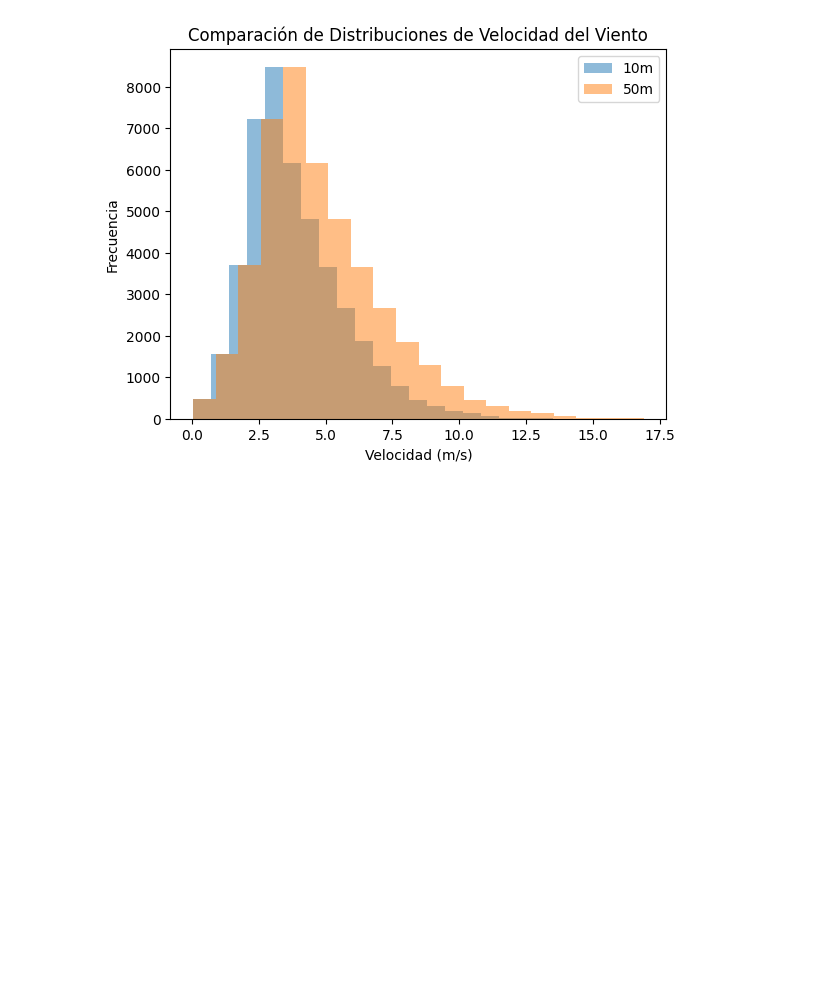
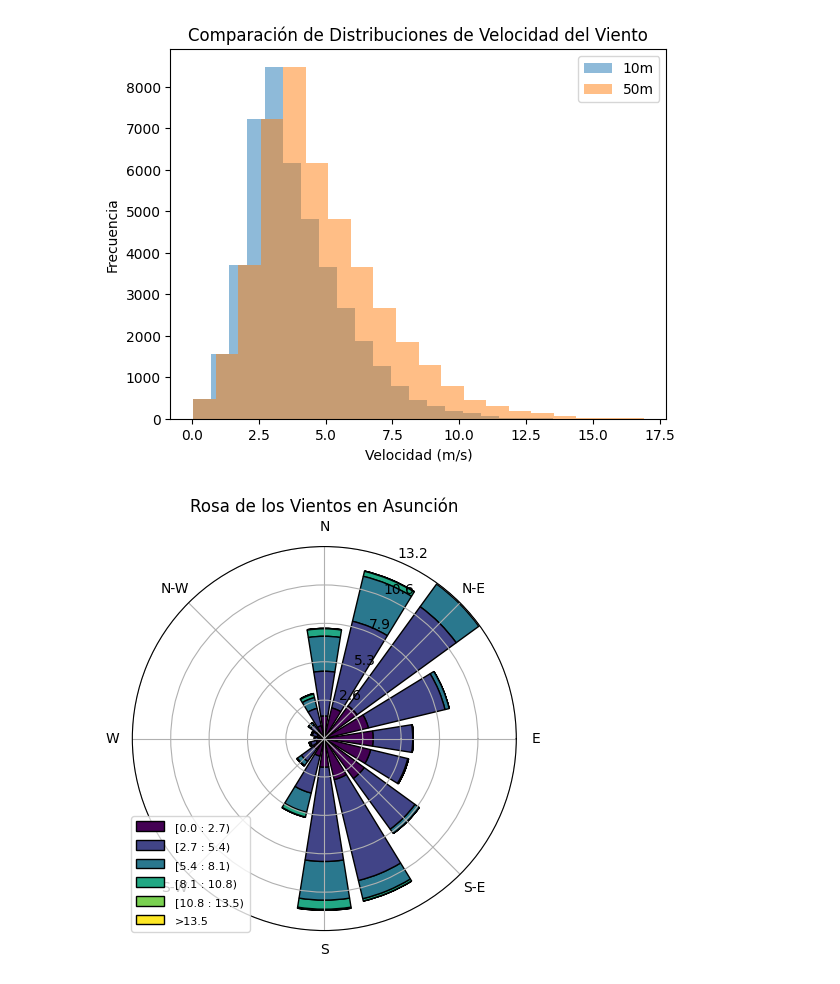
Before and after one commit to diegostaPy/EnergiaEolica, a Jupyter notebook: notebooks/Ejemplo3.ipynb, the cells around one changed output. Saved outputs shown, nothing was run; the diff lists cells and outputs as text; code cells hidden in the pictures; blank space fills up the shorter version.

```diff
--- a/notebooks/Ejemplo3.ipynb
+++ b/notebooks/Ejemplo3.ipynb
@@ -82,3 +98,13 @@ plt.legend()
 plt.show()
 # %% [output]
 [figure]
+# %%
+# Rosa de los vientos
+fig = plt.figure()
+ax = WindroseAxes.from_ax(fig=fig)
+ax.bar(df['wind_direction'], df['wind_speed'], normed=True, opening=0.8, edgecolor='black')
+ax.set_legend()
+plt.title('Rosa de los Vientos en Asunción')
+plt.show()
+# %% [output]
+[figure, added]
```
Also changed, not shown: parts of 4 cells of this notebook, 1 other file.
